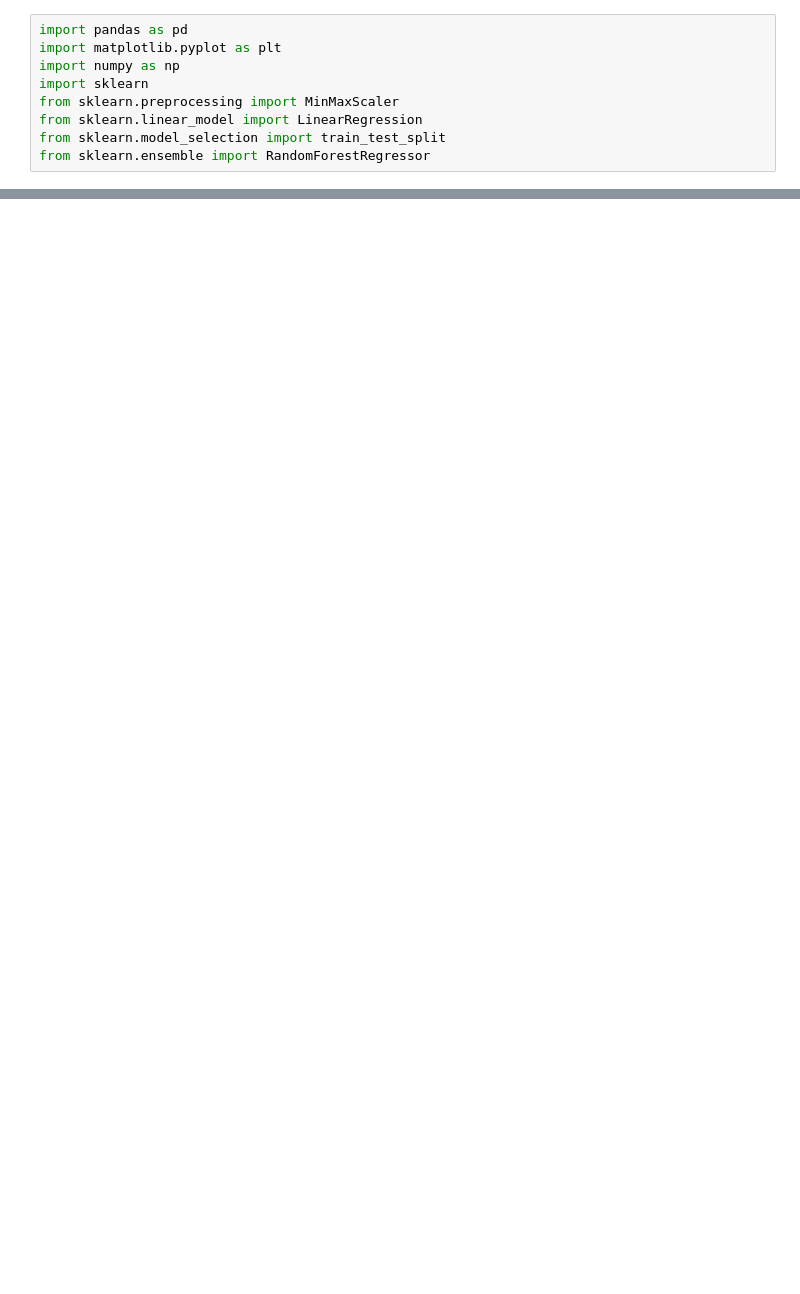
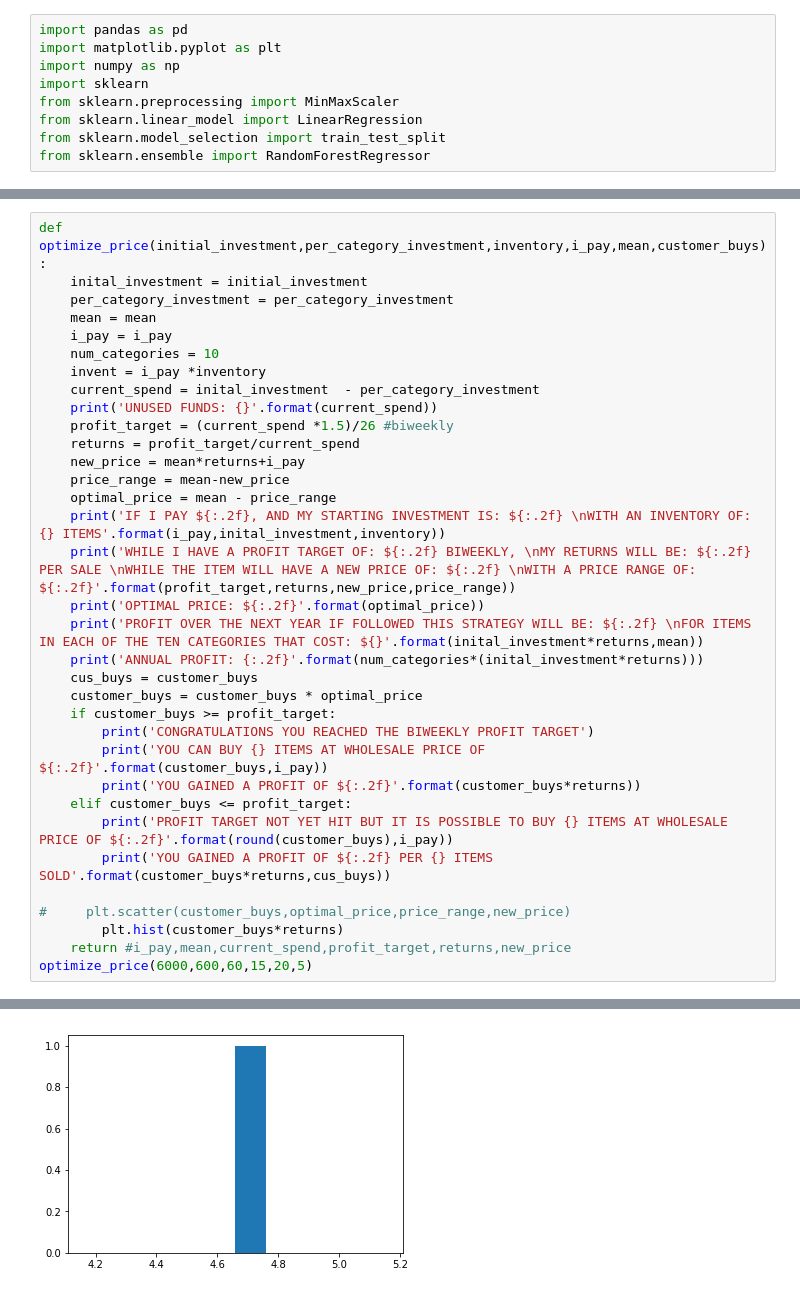
Before and after one commit to gamma-ai/shopify_AI, a Jupyter notebook: shopifai_agent.ipynb, the cells around one changed output, grey strips where cells are left out. Cells and saved outputs as stored; diff of their text form; blank space fills up the shorter version.

```diff
--- a/shopifai_agent.ipynb
+++ b/shopifai_agent.ipynb
@@ -150,3 +162,38 @@ min     6.000000
 75%    18.000000
 max    20.000000
 [figure]
+# %%
+def optimize_price(initial_investment,per_category_investment,inventory,i_pay,mean,customer_buys):
+    inital_investment = initial_investment
+    per_category_investment = per_category_investment
+    mean = mean
+    i_pay = i_pay
+    num_categories = 10
+    invent = i_pay *inventory
+    current_spend = inital_investment  - per_category_investment
+    print('UNUSED FUNDS: {}'.format(current_spend))
+    profit_target = (current_spend *1.5)/26 #biweekly
+    returns = profit_target/current_spend
+    new_price = mean*returns+i_pay
+    price_range = mean-new_price
+    optimal_price = mean - price_range
+    print('IF I PAY ${:.2f}, AND MY STARTING INVESTMENT IS: ${:.2f} \nWITH AN INVENTORY OF: {} ITEMS'.format(i_pay,inital_investment,inventory))
+    print('WHILE I HAVE A PROFIT TARGET OF: ${:.2f} BIWEEKLY, \nMY RETURNS WILL BE: ${:.2f} PER SALE \nWHILE THE ITEM WILL HAVE A NEW PRICE OF: ${:.2f} \nWITH A PRICE RANGE OF: ${:.2f}'.format(profit_target,returns,new_price,price_range))
+    print('OPTIMAL PRICE: ${:.2f}'.format(optimal_price))
+    print('PROFIT OVER THE NEXT YEAR IF FOLLOWED THIS STRATEGY WILL BE: ${:.2f} \nFOR ITEMS IN EACH OF THE TEN CATEGORIES THAT COST: ${}'.format(inital_investment*returns,mean))
+    print('ANNUAL PROFIT: {:.2f}'.format(num_categories*(inital_investment*returns)))
+    cus_buys = customer_buys
+    customer_buys = customer_buys * optimal_price
+    if customer_buys >= profit_target:
+        print('CONGRATULATIONS YOU REACHED THE BIWEEKLY PROFIT TARGET')
+        print('YOU CAN BUY {} ITEMS AT WHOLESALE PRICE OF ${:.2f}'.format(customer_buys,i_pay))
+        print('YOU GAINED A PROFIT OF ${:.2f}'.format(customer_buys*returns))
+    elif customer_buys <= profit_target:
+        print('PROFIT TARGET NOT YET HIT BUT IT IS POSSIBLE TO BUY {} ITEMS AT WHOLESALE PRICE OF ${:.2f}'.format(round(customer_buys),i_pay))
+        print('YOU GAINED A PROFIT OF ${:.2f} PER {} ITEMS SOLD'.format(customer_buys*returns,cus_buys))
+
+#     plt.scatter(customer_buys,optimal_price,price_range,new_price)
+        plt.hist(customer_buys*returns)
+    return #i_pay,mean,current_spend,profit_target,returns,new_price
+optimize_price(6000,600,60,15,20,5)
+# %% [output]
@@ -152,0 +213 @@ max    20.000000
+[figure, added]
```
Also changed, not shown: parts of 11 cells of this notebook.
